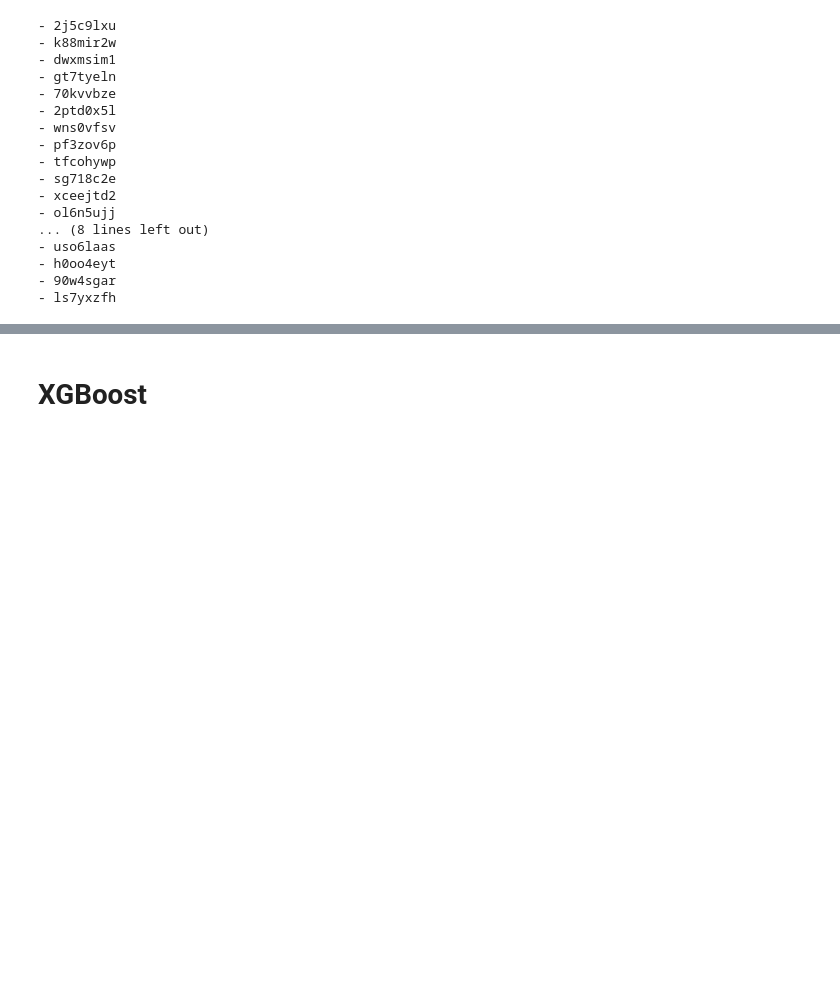
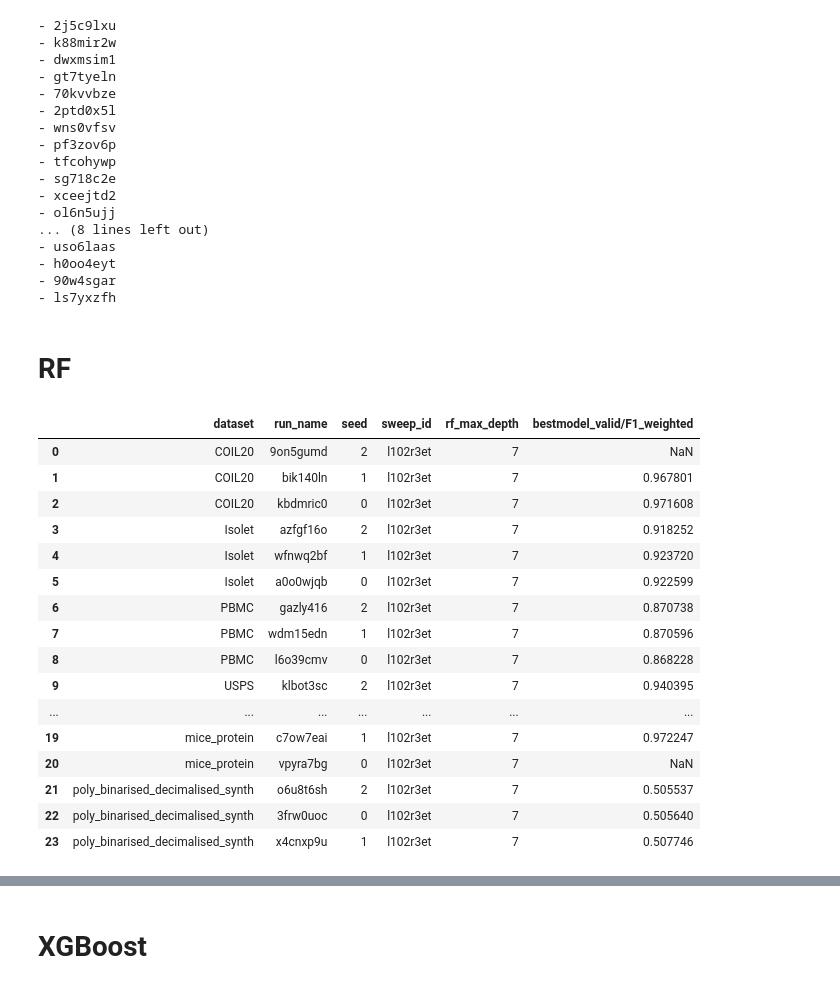
Before and after one commit to evanrex/feature-wise-active-adaptation, a Jupyter notebook: compute_results/hyperparam_tune_results.ipynb, the cells around one changed output, grey strips where cells are left out. Saved outputs shown, nothing was run; the diff lists cells and outputs as text; code cells hidden in the pictures; blank space fills up the shorter version.

```diff
--- a/compute_results/hyperparam_tune_results.ipynb
+++ b/compute_results/hyperparam_tune_results.ipynb
@@ -202,3 +202,37 @@ print_run_ids(best_run_names_lasso)
 - h0oo4eyt
 - 90w4sgar
 - ls7yxzfh
+# %% [markdown]
+# RF
+# %%
+rf_sweep_ids = [
+    # "22eckaxx", # rf baseline
+    # "gty91unf", # rf baseline
+    "4upk4xrk", # RF finance
+    'l102r3et', # PBMC
+]
+rf_hyperparameters = ['rf_max_depth']
+# %%
+
+rf_runs_data = fetch_runs(entity, project, rf_sweep_ids)
+best_run_names_rf = get_best_runs(rf_runs_data, rf_hyperparameters)
+# %%
+best_run_names_rf
+# %% [output]
+|  | dataset | run_name | seed | sweep_id | rf_max_depth | bestmodel_valid/F1_weighted |
+| 0 | COIL20 | 9on5gumd | 2 | l102r3et | 7 | NaN |
+| 1 | COIL20 | bik140ln | 1 | l102r3et | 7 | 0.967801 |
+| 2 | COIL20 | kbdmric0 | 0 | l102r3et | 7 | 0.971608 |
+| 3 | Isolet | azfgf16o | 2 | l102r3et | 7 | 0.918252 |
+| 4 | Isolet | wfnwq2bf | 1 | l102r3et | 7 | 0.923720 |
+| 5 | Isolet | a0o0wjqb | 0 | l102r3et | 7 | 0.922599 |
+| 6 | PBMC | gazly416 | 2 | l102r3et | 7 | 0.870738 |
+| 7 | PBMC | wdm15edn | 1 | l102r3et | 7 | 0.870596 |
+| 8 | PBMC | l6o39cmv | 0 | l102r3et | 7 | 0.868228 |
+| 9 | USPS | klbot3sc | 2 | l102r3et | 7 | 0.940395 |
+| ... | ... | ... | ... | ... | ... | ... |
+| 19 | mice_protein | c7ow7eai | 1 | l102r3et | 7 | 0.972247 |
+| 20 | mice_protein | vpyra7bg | 0 | l102r3et | 7 | NaN |
+| 21 | poly_binarised_decimalised_synth | o6u8t6sh | 2 | l102r3et | 7 | 0.505537 |
+| 22 | poly_binarised_decimalised_synth | 3frw0uoc | 0 | l102r3et | 7 | 0.505640 |
+| 23 | poly_binarised_decimalised_synth | x4cnxp9u | 1 | l102r3et | 7 | 0.507746 |
```
Also changed, not shown: parts of 14 cells of this notebook, 1 other file.
